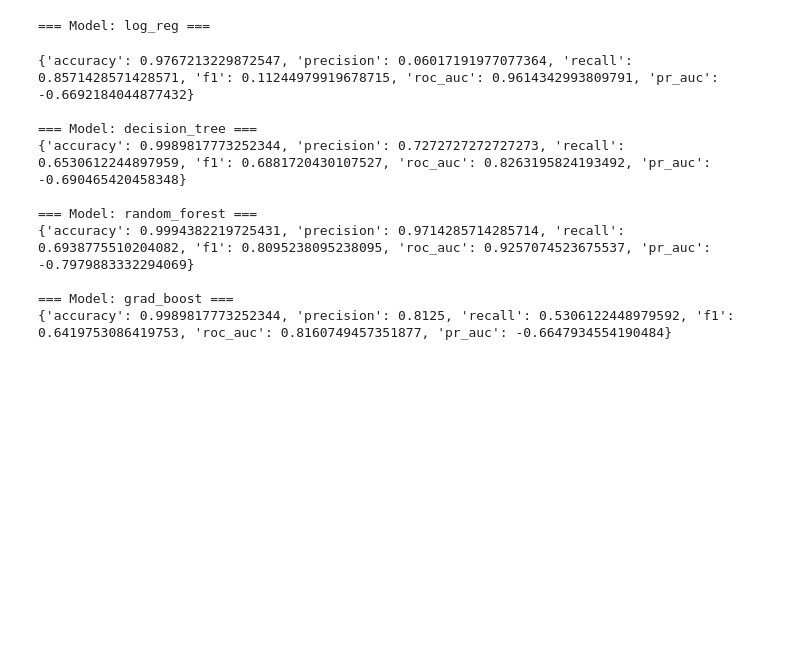
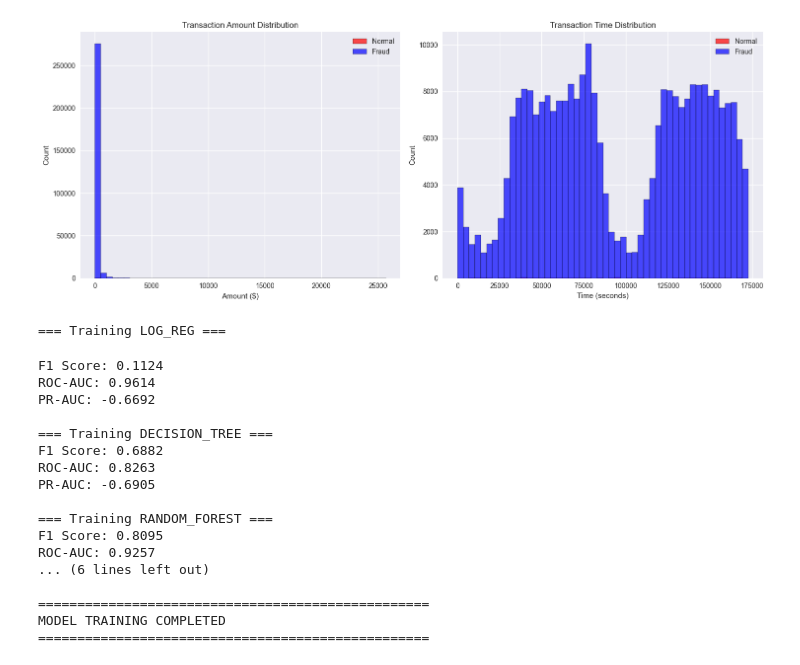
Before and after one commit to harishy0406/Credit_Card_Fraud_Detection, a Jupyter notebook: notebooks/fraud_detection_demo.ipynb, the cells around one changed output. Saved outputs shown, nothing was run; the diff lists cells and outputs as text; code cells hidden in the pictures; blank space fills up the shorter version.

Commit message:
Updated Models and new visualizations

```diff
--- a/notebooks/fraud_detection_demo.ipynb
+++ b/notebooks/fraud_detection_demo.ipynb
@@ -73,9 +148,39 @@ Non-fraud cases: 284315
+# %%
+# Visualize feature distributions
+# Load original data to show feature distributions
+df_orig = pd.read_csv("../data/creditcard.csv")
+
+# Plot Amount and Time distributions
+fig, axes = plt.subplots(1, 2, figsize=(15, 6))
+
+# Amount distribution
+sns.histplot(data=df_orig, x='Amount', hue='Class', bins=50,
+             ax=axes[0], palette=['blue', 'red'], alpha=0.7)
+axes[0].set_title('Transaction Amount Distribution')
+axes[0].set_xlabel('Amount ($)')
+axes[0].set_ylabel('Count')
+axes[0].legend(['Normal', 'Fraud'])
+
+# Time distribution
+sns.histplot(data=df_orig, x='Time', hue='Class', bins=50,
+             ax=axes[1], palette=['blue', 'red'], alpha=0.7)
+axes[1].set_title('Transaction Time Distribution')
+axes[1].set_xlabel('Time (seconds)')
+axes[1].set_ylabel('Count')
+axes[1].legend(['Normal', 'Fraud'])
+
+plt.tight_layout()
+plt.show()
+# %% [output]
+[figure, added]
 # %%
+# Train all models and collect results
 results = {}
 
 for name, model in models.items():
-    print(f"\n=== Model: {name} ===")
+    print(f"\n=== Training {name.upper()} ===")
     model.fit(X_train, y_train)
+
     y_val_pred = model.predict(X_val)
     y_val_proba = None
     if hasattr(model, "predict_proba"):
@@ -84,17 +189,36 @@ for name, model in models.items():
         y_val_proba = model.decision_function(X_val)
 
     metrics = evaluate_predictions(y_val, y_val_pred, y_val_proba)
-    results[name] = metrics
-    print(metrics)
+    results[name] = {
+        'model': model,
+        'metrics': metrics,
+        'predictions': y_val_pred,
+        'probabilities': y_val_proba
+    }
+
+    print(f"F1 Score: {metrics.get('f1', 0):.4f}")
+    print(f"ROC-AUC: {metrics.get('roc_auc', 0):.4f}")
+    print(f"PR-AUC: {metrics.get('pr_auc', 0):.4f}")
+
+print("\n" + "="*50)
+print("MODEL TRAINING COMPLETED")
+print("="*50)
 # %% [output]
-=== Model: log_reg ===
+=== Training LOG_REG ===
-{'accuracy': 0.9767213229872547, 'precision': 0.06017191977077364, 'recall': 0.8571428571428571, 'f1': 0.11244979919678715, 'roc_auc': 0.9614342993809791, 'pr_auc': -0.6692184044877432}
+F1 Score: 0.1124
+ROC-AUC: 0.9614
+PR-AUC: -0.6692
 
-=== Model: decision_tree ===
-{'accuracy': 0.9989817773252344, 'precision': 0.7272727272727273, 'recall': 0.6530612244897959, 'f1': 0.6881720430107527, 'roc_auc': 0.8263195824193492, 'pr_auc': -0.690465420458348}
+=== Training DECISION_TREE ===
+F1 Score: 0.6882
+ROC-AUC: 0.8263
+PR-AUC: -0.6905
 
-=== Model: random_forest ===
-{'accuracy': 0.9994382219725431, 'precision': 0.9714285714285714, 'recall': 0.6938775510204082, 'f1': 0.8095238095238095, 'roc_auc': 0.9257074523675537, 'pr_auc': -0.7979883332294069}
+=== Training RANDOM_FOREST ===
+F1 Score: 0.8095
+ROC-AUC: 0.9257
+... (6 lines left out)
 
-=== Model: grad_boost ===
-{'accuracy': 0.9989817773252344, 'precision': 0.8125, 'recall': 0.5306122448979592, 'f1': 0.6419753086419753, 'roc_auc': 0.8160749457351877, 'pr_auc': -0.6647934554190484}
+==================================================
+MODEL TRAINING COMPLETED
+==================================================
```
Also changed, not shown: parts of 13 cells of this notebook, 5 other files.
